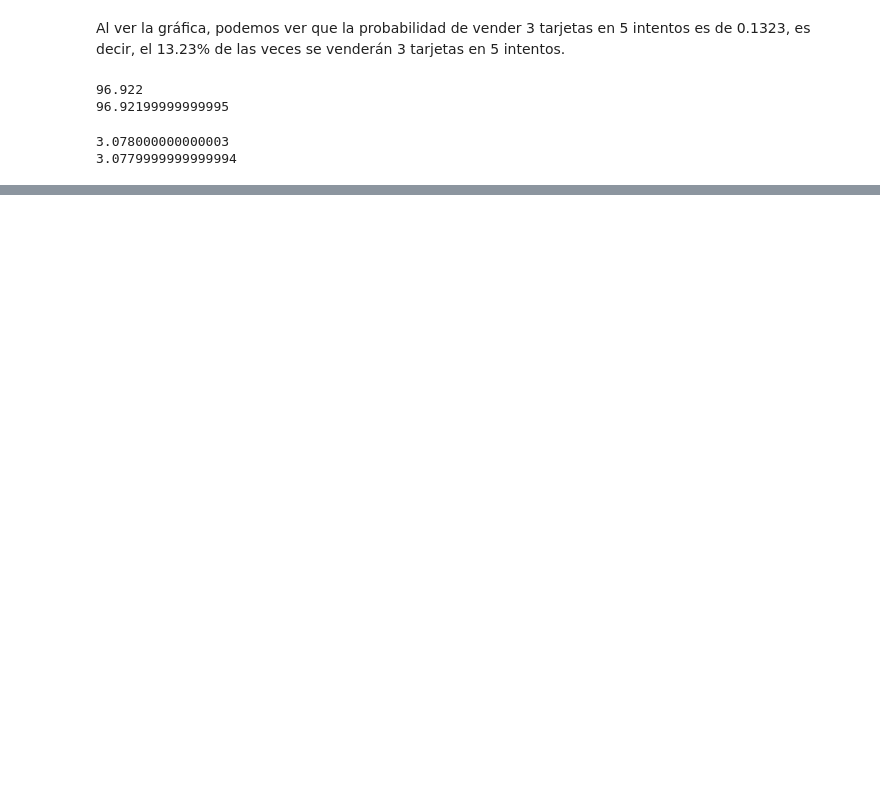
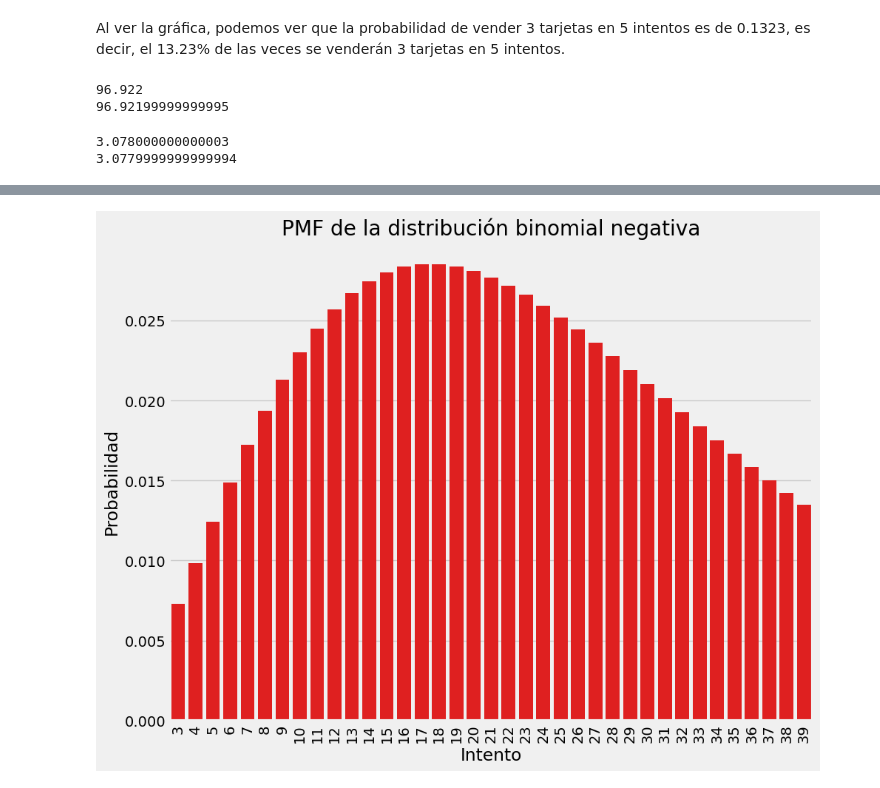
Before and after one commit to Pedri0/Ciencia-datos-fisicos, a Jupyter notebook: Notebooks/2b_fundamentos_estadistica_descriptiva.ipynb, the cells around one changed output, grey strips where cells are left out. Drawn from its saved outputs; the diff is of its cells as text; code cells hidden in the pictures; blank space fills up the shorter version.

```diff
--- a/Notebooks/2b_fundamentos_estadistica_descriptiva.ipynb
+++ b/Notebooks/2b_fundamentos_estadistica_descriptiva.ipynb
@@ -83,0 +154,25 @@ print(binomial.sf(3)*100)
+# %%
+""" Ejemplo 3: Supongamos que hay un 10% de probabilidades de que un vendedor consiga programar una
+reunión de seguimiento con el cliente potencial en una llamada telefónica.
+El número de llamadas que necesitaría el vendedor para conseguir 3 reuniones de seguimiento
+ seguiría la distribución binomial negativa.
+
+¿Cuál es la probabilidad de que el vendedor consiga 3 llamadas de seguimiento en la 10ma llamada?
+"""
+probabilidad_venta = 0.1
+exitos_necesarios = 3
+intentos = np.arange(3, 40)
+# Obtengamos la distribución binomial negativa
+bin_neg = stats.nbinom(exitos_necesarios, probabilidad_venta)
+# %%
+#Obtengamos la PMF
+mass_function = bin_neg.pmf(intentos)
+# Grafiquemos la PMF probability mass function (así se llama la PDF para variables discretas)
+with plt.style.context('fivethirtyeight'):
+    _ = sns.barplot(x = intentos,y = mass_function, color='red')
+    _ = plt.ylabel('Probabilidad')
+    _ = plt.xlabel('Intento')
+    _ = plt.title('PMF de la distribución binomial negativa')
+    _ = plt.xticks(rotation = 90)
+# %% [output]
+[figure, added]
```
Also changed, not shown: parts of 21 cells of this notebook.
